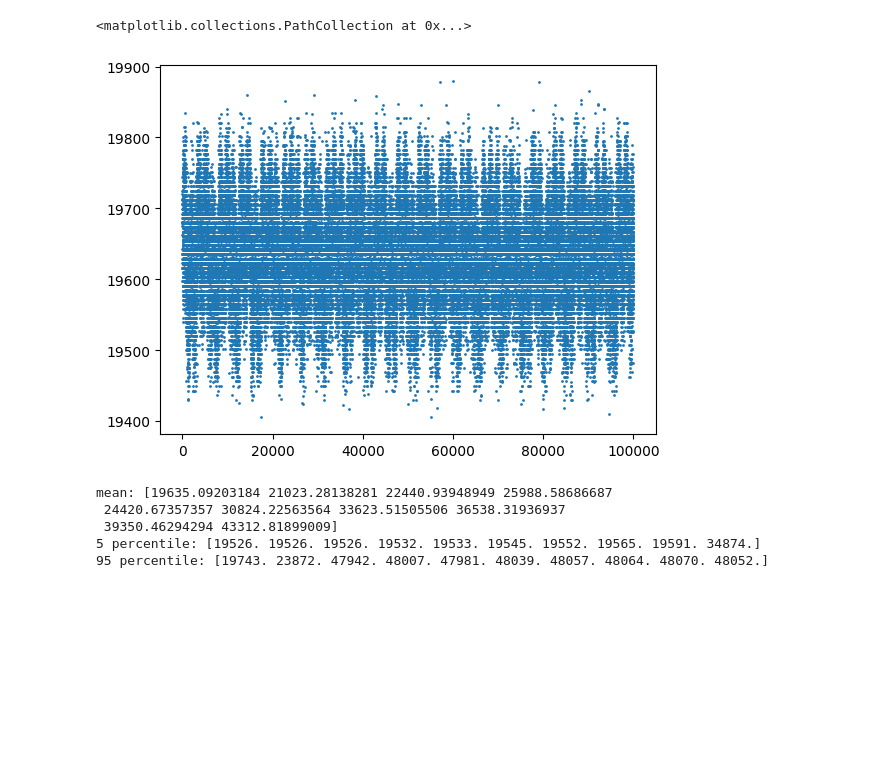
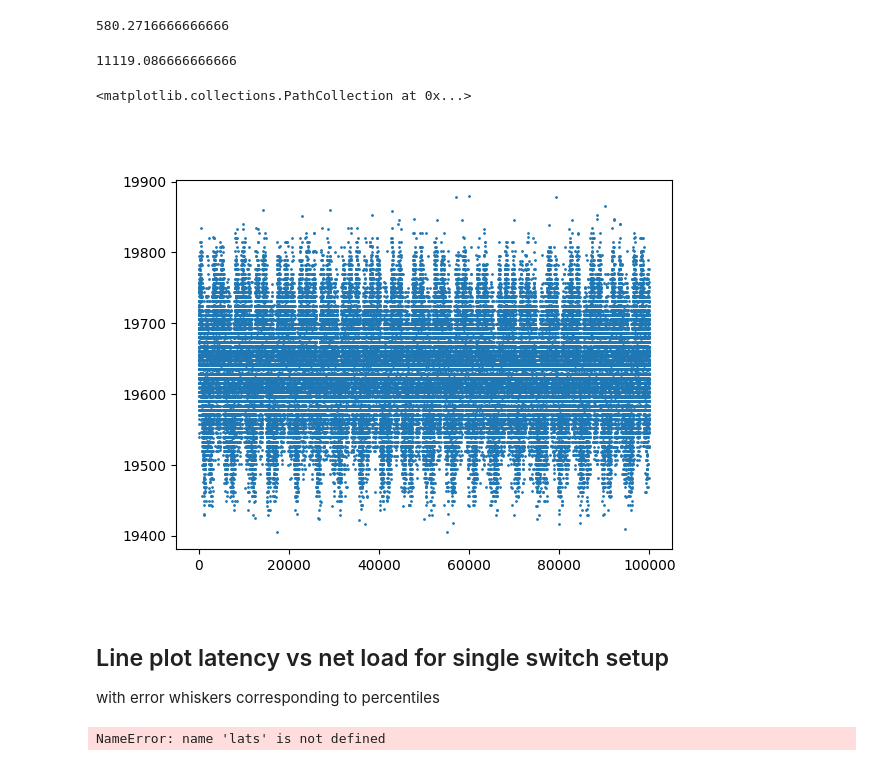
Before and after one commit to swystems/det-bypass, a Jupyter notebook: analysis/hwts/comparison.ipynb, the cells around one changed output. Saved outputs shown, nothing was run; the diff lists cells and outputs as text; code cells hidden in the pictures; blank space fills up the shorter version.

```diff
--- a/analysis/hwts/comparison.ipynb
+++ b/analysis/hwts/comparison.ipynb
@@ -4,30 +35,41 @@ import matplotlib.pyplot as plt
+# %%
+(np.max(rdma_lats4) - np.min(rdma_lats4)) / 300
+# %% [output]
+580.2716666666666
+# %%
+(np.max(udp_lats4) - np.min(udp_lats4)) / 300
+# %% [output]
+11119.086666666666
 # %%
 '''
-Load comparison
+Load comparison 4 switches
 '''
 lat = np.load('processed-data/4switches/lat_1723_080724.npy')[:-2]
 lat10 = np.load('processed-data/4switches/lat_load10_1718_080724.npy')
 lat20 = np.load('processed-data/4switches/lat_load20_1725_080724.npy')
 lat30 = np.load('processed-data/4switches/lat_load30_1727_080724.npy')
 lat40 = np.load('processed-data/4switches/lat_load40_1729_080724.npy')
 lat50 = np.load('processed-data/4switches/lat_load50_1730_080724.npy')
 lat60 = np.load('processed-data/4switches/lat_load60_1734_080724.npy')
 lat70 = np.load('processed-data/4switches/lat_load70_1736_080724.npy')
 lat80 = np.load('processed-data/4switches/lat_load80_1750_080724.npy')
 lat90 = np.load('processed-data/4switches/lat_load90_1716_080724.npy')
 # negative latency values in lat90 due to packet loss or similar. Filter out for now
 lat90 = lat90[lat90 > 0]
 
-lats = [lat, lat10, lat20, lat30, lat40, lat50, lat60, lat70, lat80, lat90]
+lats4 = [lat, lat10, lat20, lat30, lat40, lat50, lat60, lat70, lat80, lat90]
 
 
 y = lat
 x = np.arange(len(y))
 fig,ax = plt.subplots(1,1)
 ax.scatter(x,y,s=1)
 # %% [output]
 <matplotlib.collections.PathCollection at 0x...>
-[figure, old version]
+[figure, new version]
+# %% [markdown]
+## Line plot latency vs net load for single switch setup
+with error whiskers corresponding to percentiles
 # %%
 y_mean = np.array([])
 y_low = np.array([])
@@ -43,11 +85,7 @@ print(f'mean: {y_mean}')
 print(f'{low_percentile} percentile: {y_low}')
 print(f'{high_percentile} percentile: {y_high}')
 # %% [output]
-mean: [19635.09203184 21023.28138281 22440.93948949 25988.58686687
- 24420.67357357 30824.22563564 33623.51505506 36538.31936937
- 39350.46294294 43312.81899009]
-5 percentile: [19526. 19526. 19526. 19532. 19533. 19545. 19552. 19565. 19591. 34874.]
-95 percentile: [19743. 23872. 47942. 48007. 47981. 48039. 48057. 48064. 48070. 48052.]
+NameError: name 'lats' is not defined
 # %%
 x = np.arange(0,100,10)
 y_err = np.concatenate((y_mean - y_low,y_high - y_mean)).reshape((2,len(y_low))) / 1000
```
Also changed, not shown: parts of 16 cells of this notebook, 17 other files.
